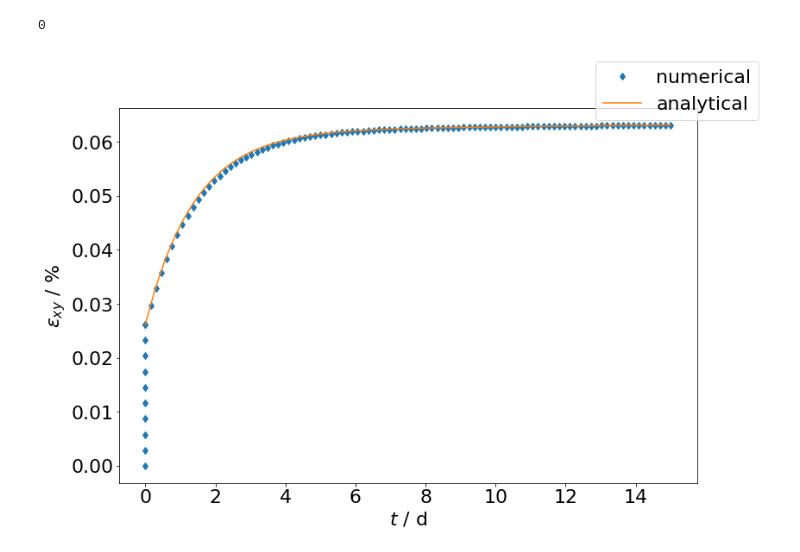
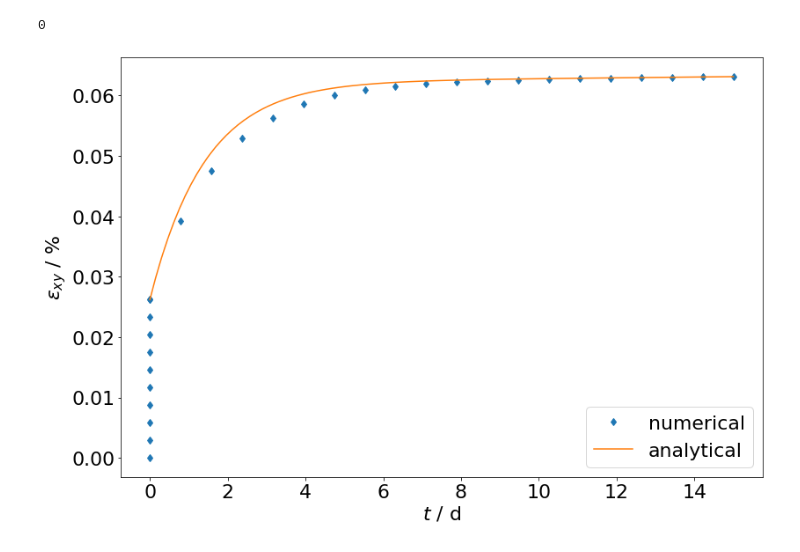
Before and after one commit to nagelt/MechanicsTrainingCourse2020, a Jupyter notebook: MFront/Lubby2_shear_test.ipynb, the cells around one changed output. Cells and saved outputs as stored; diff of their text form; code cells hidden in the pictures.

```diff
--- a/MFront/Lubby2_shear_test.ipynb
+++ b/MFront/Lubby2_shear_test.ipynb
@@ -70,14 +70,15 @@ def run_sim(t_discrete):
         numerical = np.append(numerical,s.e1[3]/np.sqrt(2.)) #Kelvin mapping backwards!
     return numerical
 # %%
-times = np.append(np.linspace(0,1e-5,10),np.linspace(2.e-5,tmax,100))
+times = np.append(np.linspace(0,1e-5,10),np.linspace(2.e-5,tmax,20))
 numerical = run_sim(times)
 # %%
 fig,ax = plt.subplots(figsize=(12,8))
 ax.plot(times,numerical*100.,label='numerical',ls='',marker='d')
 ax.plot(np.linspace(0,tmax,100),analytical_solution(np.linspace(0,tmax,100))*100.,label='analytical')
 ax.set_xlabel('$t$ / d')
 ax.set_ylabel('$\\epsilon_{xy}$ / %')
-fig.legend();
+fig.tight_layout();
+ax.legend();
 # %% [output]
-[figure, old version]
+[figure, new version]
```
Also changed, not shown: parts of 1 cell of this notebook, 1 other file.
